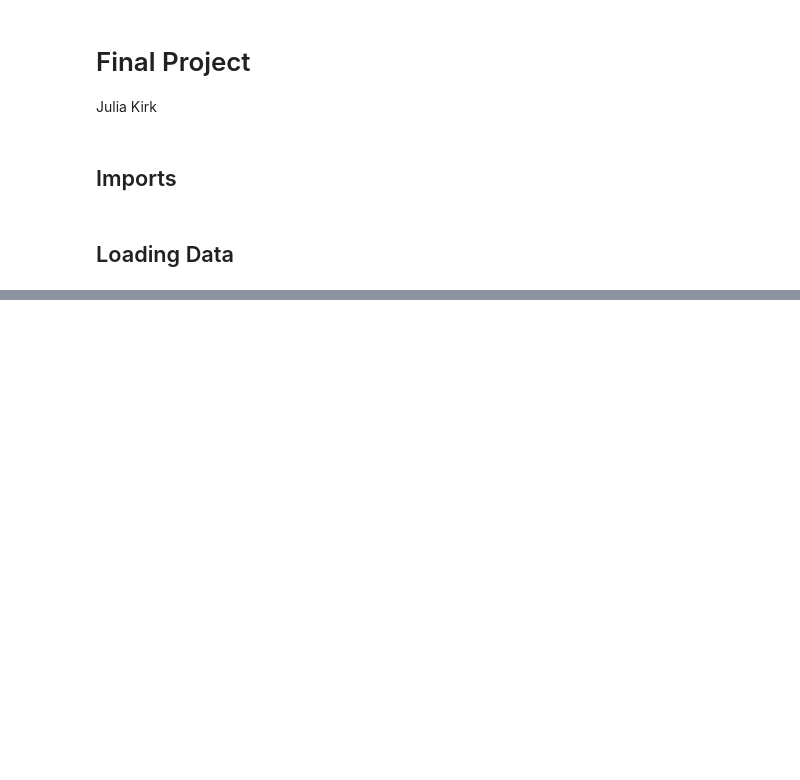
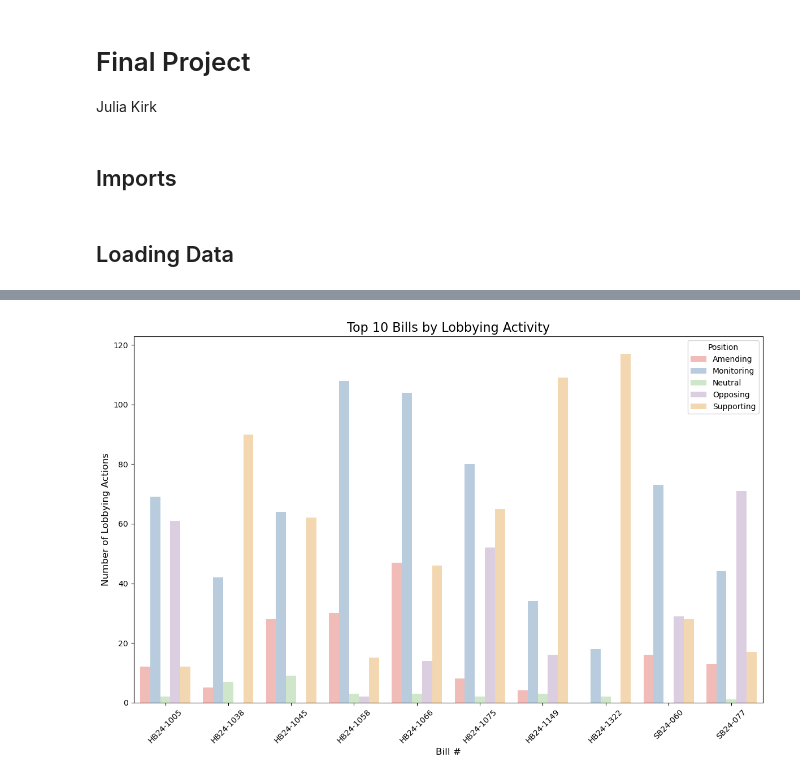
Before and after one commit to juliakirk/Web-Data-Science, a Jupyter notebook: finalProject.ipynb, the cells around one changed output, grey strips where cells are left out. Drawn from its saved outputs; the diff is of its cells as text; code cells hidden in the pictures; blank space fills up the shorter version.

```diff
--- a/finalProject.ipynb
+++ b/finalProject.ipynb
@@ -79,0 +192,40 @@ billsDF
+# %%
+import pandas as pd
+import seaborn as sns
+import matplotlib.pyplot as plt
+
+# Fill missing values with 'Neutral'
+lobbyingDF['Position'] = lobbyingDF['Position'].fillna('Neutral')
+
+# Group by bill and position and count occurrences
+lobbying_counts = lobbyingDF.groupby(['Bill #', 'Position']).size().reset_index(name='Count')
+
+# Sort bills by total activity (sum of all positions)
+total_counts = lobbying_counts.groupby('Bill #')['Count'].sum().reset_index()
+top_bills = total_counts.nlargest(10, 'Count')['Bill #']
+
+# Filter the lobbying_counts DataFrame for the top 10 bills
+lobbying_top_bills = lobbying_counts[lobbying_counts['Bill #'].isin(top_bills)]
+
+# Create a bar plot
+plt.figure(figsize=(12, 8))
+sns.barplot(
+    data=lobbying_top_bills,
+    x='Bill #',
+    y='Count',
+    hue='Position',
+    palette='Pastel1'
+)
+
+# Customize the plot
+plt.title("Top 10 Bills by Lobbying Activity", fontsize=16)
+plt.xlabel("Bill #", fontsize=12)
+plt.ylabel("Number of Lobbying Actions", fontsize=12)
+plt.xticks(rotation=45)
+plt.legend(title="Position", fontsize=10)
+plt.tight_layout()
+
+# Show the plot
+plt.show()
+# %% [output]
+[figure, added]
```
Also changed, not shown: parts of 12 cells of this notebook.
